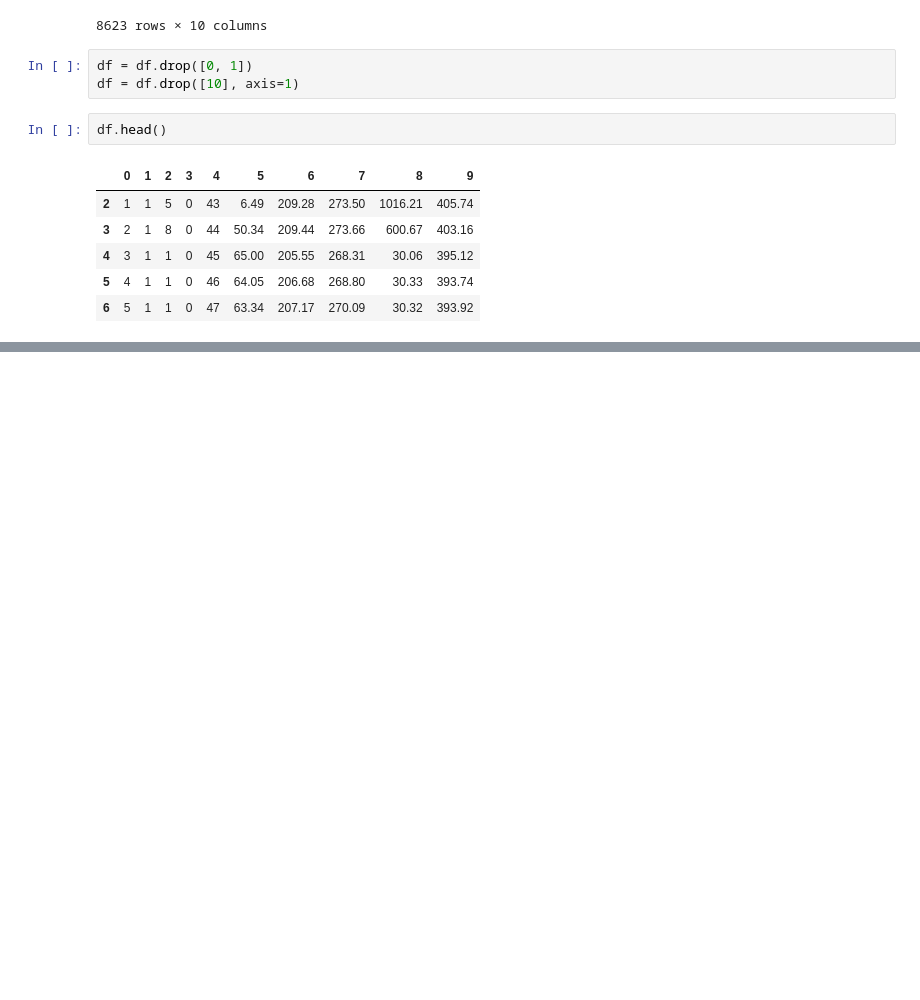
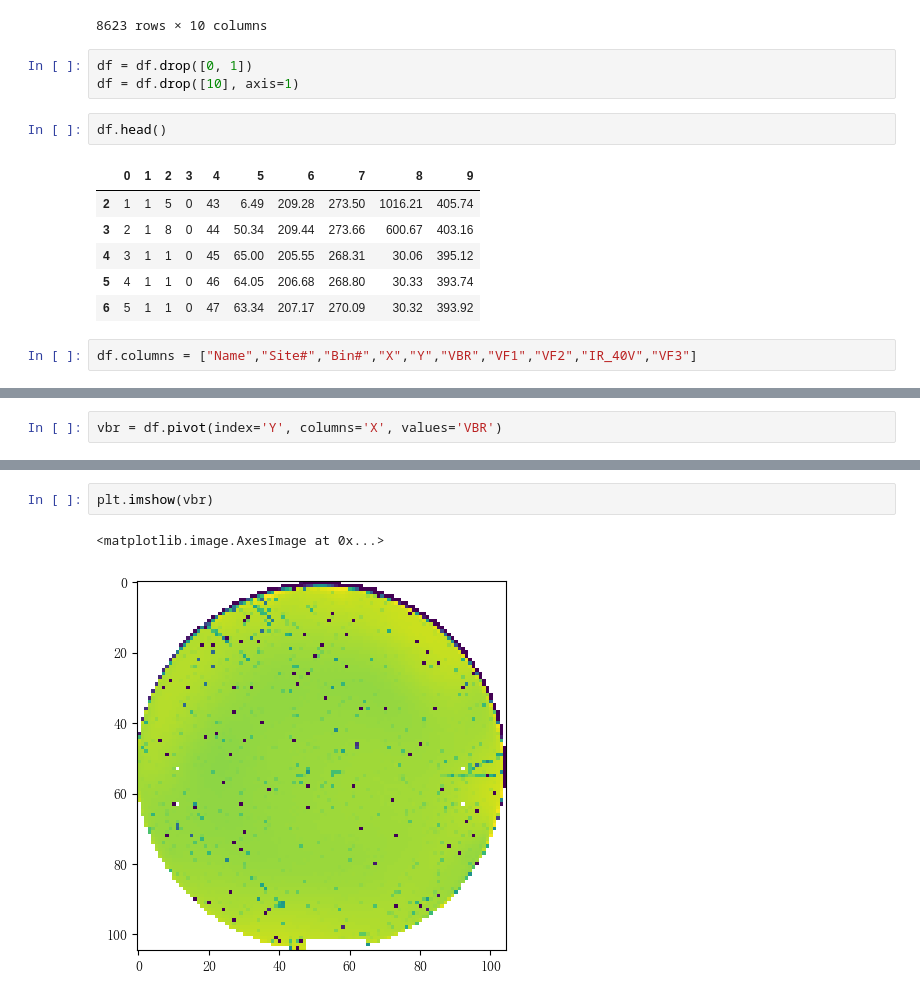
Before and after one commit to vcdemy/20240416, a Jupyter notebook: 2040416筆記.ipynb, the cells around one changed output, grey strips where cells are left out. Cells and saved outputs as stored; diff of their text form; blank space fills up the shorter version.

```diff
--- a/2040416筆記.ipynb
+++ b/2040416筆記.ipynb
@@ -611,3 +611,5 @@ df.head()
 | 4 | 3 | 1 | 1 | 0 | 45 | 65.00 | 205.55 | 268.31 | 30.06 | 395.12 |
 | 5 | 4 | 1 | 1 | 0 | 46 | 64.05 | 206.68 | 268.80 | 30.33 | 393.74 |
 | 6 | 5 | 1 | 1 | 0 | 47 | 63.34 | 207.17 | 270.09 | 30.32 | 393.92 |
+# %%
+df.columns = ["Name","Site#","Bin#","X","Y","VBR","VF1","VF2","IR_40V","VF3"]
@@ -613,0 +645,2 @@ df.head()
+# %%
+vbr = df.pivot(index='Y', columns='X', values='VBR')
@@ -613,0 +664,5 @@ df.head()
+# %%
+plt.imshow(vbr)
+# %% [output]
+<matplotlib.image.AxesImage at 0x...>
+[figure, added]
```
Also changed, not shown: parts of 3 cells of this notebook.
